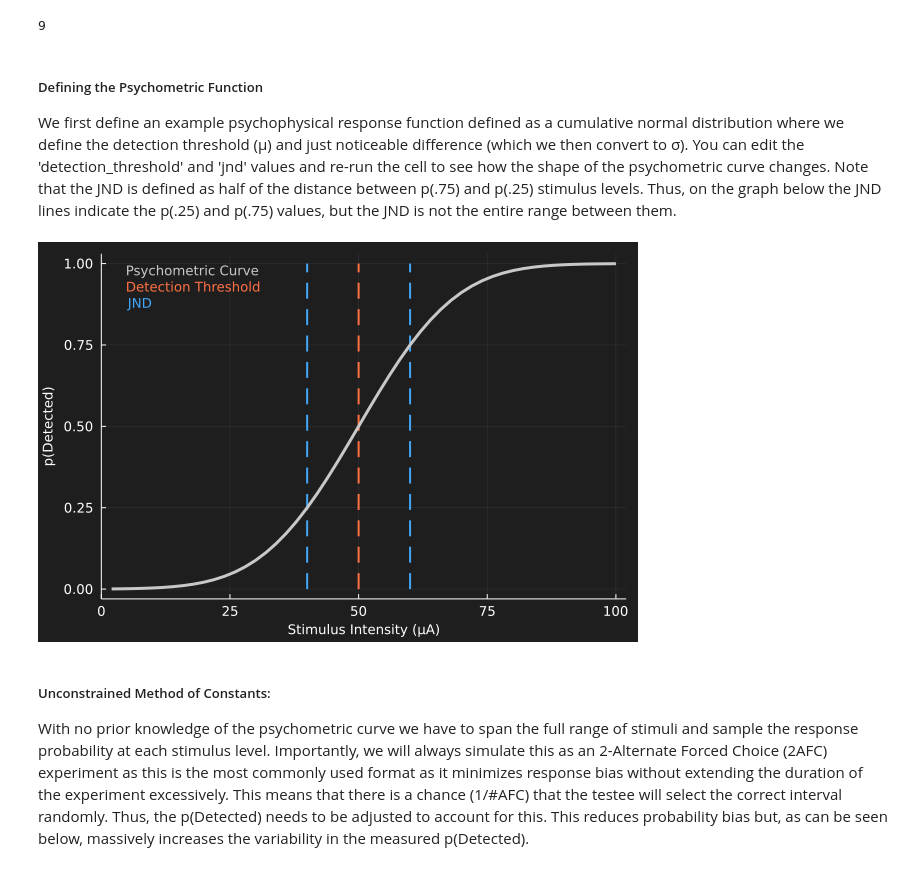
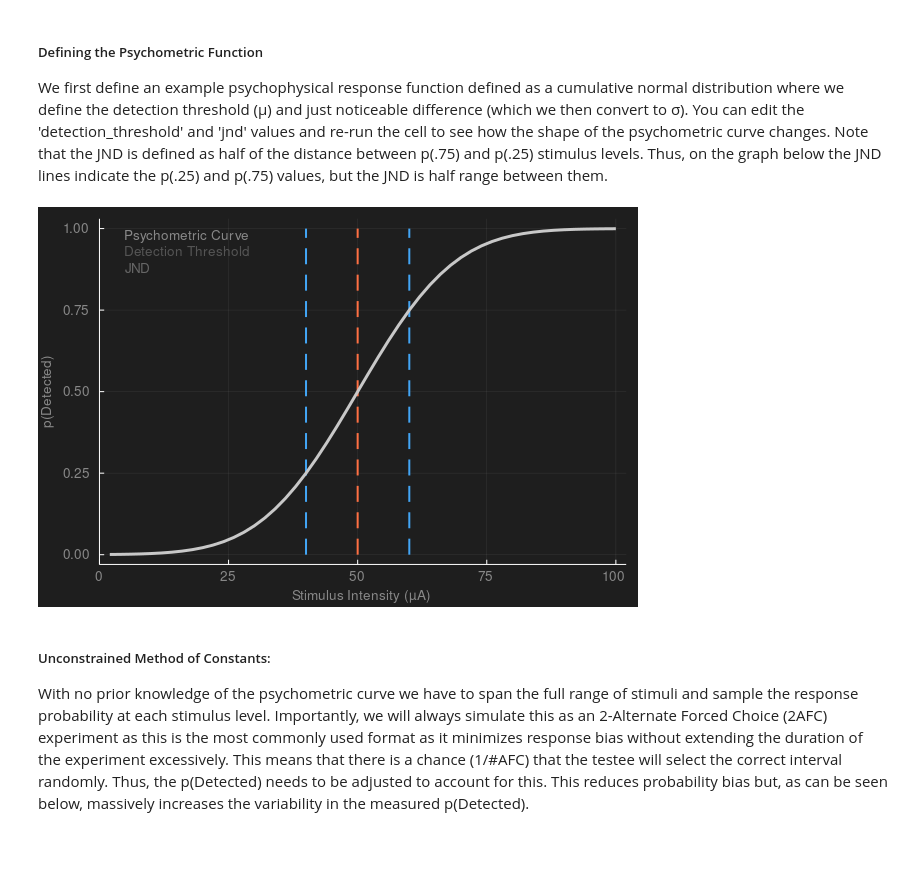
Before and after one commit to CMGreenspon/BCIDetectionThresholdSimulations, a Jupyter notebook: DetectionThresholdNotebook.ipynb, the cells around one changed output. Drawn from its saved outputs; the diff is of its cells as text; code cells hidden in the pictures.

```diff
--- a/DetectionThresholdNotebook.ipynb
+++ b/DetectionThresholdNotebook.ipynb
@@ -2,48 +2,49 @@
 using DataFrames, Plots, StatsBase, Distributions, Statistics, LsqFit, Distributed,
       NaNStatistics, Base.Threads, Revise, ColorSchemes
 include.(("ConstantSimulations.jl", "StaircaseSimulations.jl"))
-gr()
+
 # Psychophysics helper functions
 jnd2sigma(j::Real) = (1 /quantile(Normal(), 0.75)) * j # Convert JND to σ
 sigma2k(sigma::Real) = 1.7 / sigma; # Convert σ to k
 sigmoid(x::Vector, coeffs::Vector) = 1 ./ (1 .+ exp.(-coeffs[1].*(x.-coeffs[2])))
-fs = 9
+
+# Plotting defaults
+font = Plots.font("Helvetica", 9, "rgb(200,200,200)")
+gr() # GR backend
+gr(guidefont=font, xtickfont=font, ytickfont=font, annotationfontfamily=font, annotationfontsize=9,
+ legend=false, background_color = "rgb(30,30,30)");
-# %% [output]
-9
 # %% [markdown]
 ##### Defining the Psychometric Function
-We first define an example psychophysical response function defined as a cumulative normal distribution where we define the detection threshold (μ) and just noticeable difference (which we then convert to σ). You can edit the 'detection_threshold' and 'jnd' values and re-run the cell to see how the shape of the psychometric curve changes. Note that the JND is defined as half of the distance between p(.75) and p(.25) stimulus levels. Thus, on the graph below the JND lines indicate the p(.25) and p(.75) values, but the JND is not the entire range between them.
+We first define an example psychophysical response function defined as a cumulative normal distribution where we define the detection threshold (μ) and just noticeable difference (which we then convert to σ). You can edit the 'detection_threshold' and 'jnd' values and re-run the cell to see how the shape of the psychometric curve changes. Note that the JND is defined as half of the distance between p(.75) and p(.25) stimulus levels. Thus, on the graph below the JND lines indicate the p(.25) and p(.75) values, but the JND is half range between them.
 # %%
 valid_stims = collect(2:2:100) # These are the amplitudes that can be given
 detection_threshold = 50 # microamps
 jnd = 10 # microamps
 sigma = jnd2sigma(jnd) # Convert for producing normal distribution
 
 psychometric_pdf = Normal(detection_threshold, sigma) # The normal distribution
 pDetected = cdf(psychometric_pdf, valid_stims) # Response probability at each stimulus
 
 labels = ["Psychometric Curve", "Detection Threshold", "JND"]
 label_colors = ["rgb(200,200,200)", "rgb(255, 112, 67)", "rgb(66, 165, 245)"]
 
-GroundTruthPlot = plot(background_color = "rgb(30,30,30)", legend=false, xlabel = "Stimulus Intensity (μA)",
-    ylabel = "p(Detected)", xlim=(0, 102), guidefontsize = fs, tickfontsize = fs)
-plot!(GroundTruthPlot, [detection_threshold, detection_threshold], [0, 1],linecolor = "rgb(255, 112, 67)",
+GroundTruthPlot = plot(xlabel = "Stimulus Intensity (μA)",ylabel = "p(Detected)", xlim=(0, 102))
+plot!(GroundTruthPlot, [detection_threshold, detection_threshold], [0, 1], linecolor = "rgb(255, 112, 67)",
     linestyle = :dash, linewidth = 2)
 plot!(GroundTruthPlot, [detection_threshold, detection_threshold].- jnd, [0, 1],
     color = "rgb(66, 165, 245)", linewidth = 2, linestyle = :dash) # detection_threshold
 plot!(GroundTruthPlot, [detection_threshold, detection_threshold].+ jnd, [0, 1],
     color = "rgb(66, 165, 245)", linewidth = 2, linestyle = :dash) # JND
 plot!(GroundTruthPlot, valid_stims, pDetected, linecolor="rgb(200,200,200)", linewidth = 3)
 
 yl = 1; y_dec = .05
 for (l,c) in zip(labels, label_colors)
-    annotate!(GroundTruthPlot, 5, yl, l, annotationfontsize=fs, annotationhalign=:left,
-        annotationvalign=:top, annotationcolor=c)
+    annotate!(GroundTruthPlot, 5, yl, l, annotationhalign=:left, annotationvalign=:top, annotationcolor=c)
     yl = yl - y_dec
 end
 display(GroundTruthPlot)
 # %% [output]
-[figure, old version]
+[figure, new version]
 # %% [markdown]
 ##### Unconstrained Method of Constants:
 With no prior knowledge of the psychometric curve we have to span the full range of stimuli and sample the response probability at each stimulus level. Importantly, we will always simulate this as an 2-Alternate Forced Choice (2AFC) experiment as this is the most commonly used format as it minimizes response bias without extending the duration of the experiment excessively. This means that there is a chance (1/#AFC) that the testee will select the correct interval randomly. Thus, the p(Detected) needs to be adjusted to account for this. This reduces probability bias but, as can be seen below, massively increases the variability in the measured p(Detected).
```
Also changed, not shown: parts of 1 cell of this notebook, 4 other files.
